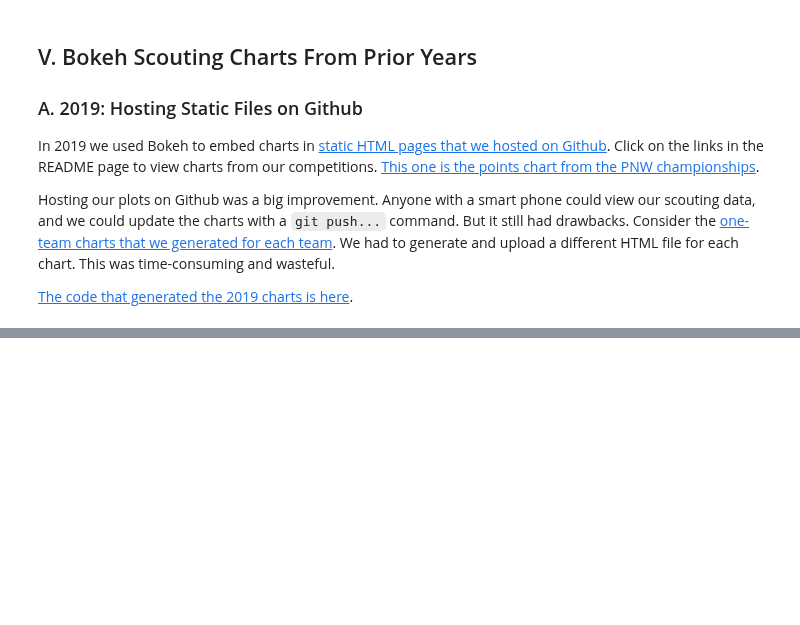
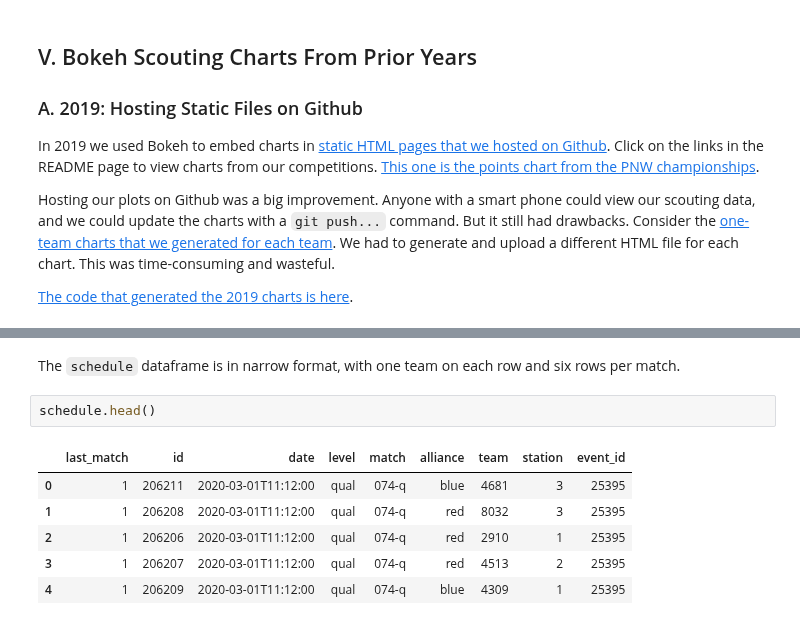
Before and after one commit to irs1318dev/pyclass_frc, a Jupyter notebook: projects/pj02_bokeh/bokeh.ipynb, the cells around one changed output, grey strips where cells are left out. Cells and saved outputs as stored; diff of their text form; blank space fills up the shorter version.

```diff
--- a/projects/pj02_bokeh/bokeh.ipynb
+++ b/projects/pj02_bokeh/bokeh.ipynb
@@ -200,0 +248,11 @@ Learn more about building [Bokeh applications in the Bokeh User Guide](https://d
+# %% [markdown]
+The `schedule` dataframe is in narrow format, with one team on each row and six rows per match.
+# %%
+schedule.head()
+# %% [output]
+|  | last_match | id | date | level | match | alliance | team | station | event_id |
+| 0 | 1 | 206211 | 2020-03-01T11:12:00 | qual | 074-q | blue | 4681 | 3 | 25395 |
+| 1 | 1 | 206208 | 2020-03-01T11:12:00 | qual | 074-q | red | 8032 | 3 | 25395 |
+| 2 | 1 | 206206 | 2020-03-01T11:12:00 | qual | 074-q | red | 2910 | 1 | 25395 |
+| 3 | 1 | 206207 | 2020-03-01T11:12:00 | qual | 074-q | red | 4513 | 2 | 25395 |
+| 4 | 1 | 206209 | 2020-03-01T11:12:00 | qual | 074-q | blue | 4309 | 1 | 25395 |
```
Also changed, not shown: parts of 17 cells of this notebook.
